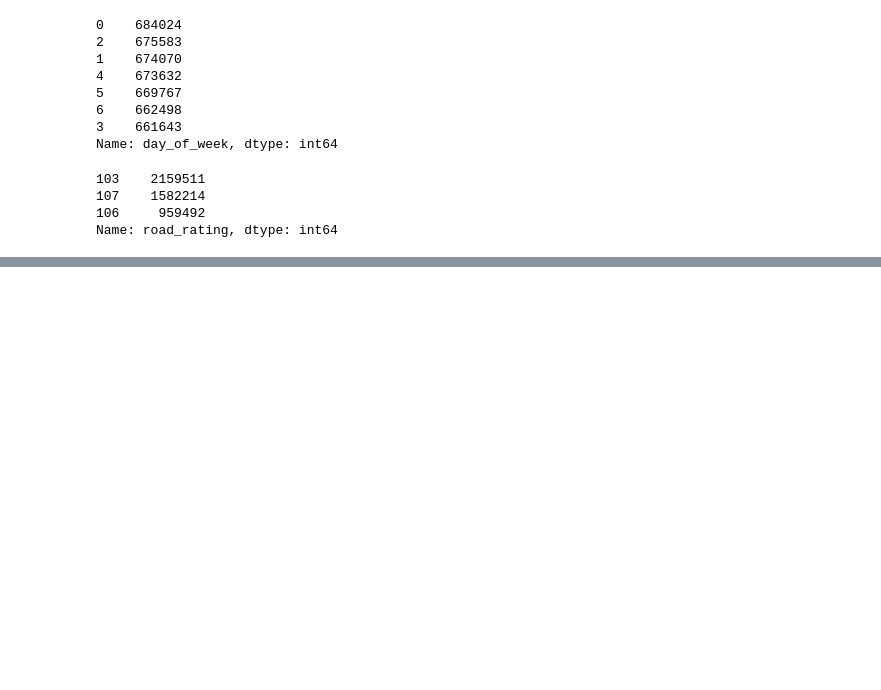
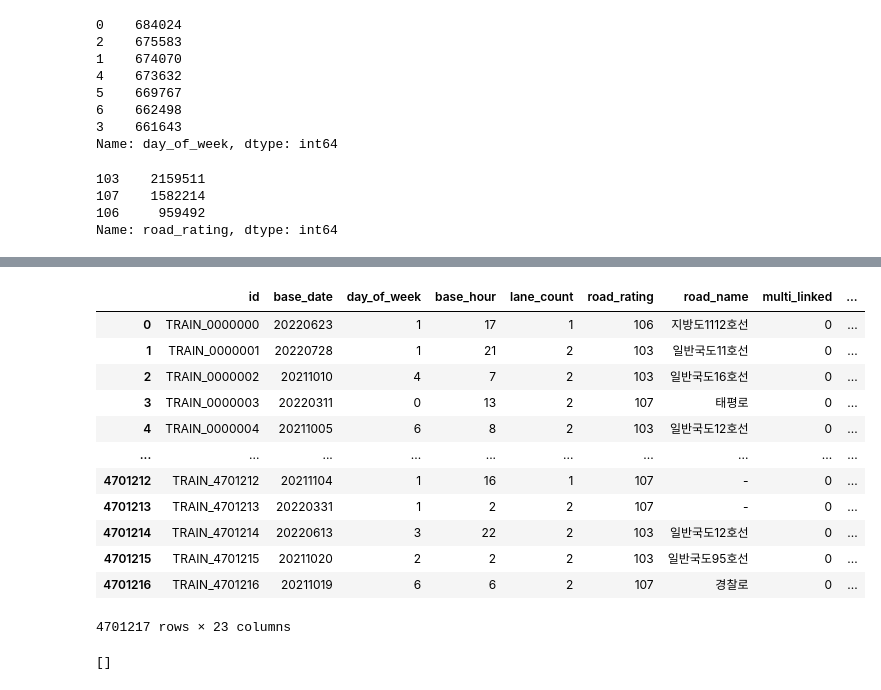
Before and after one commit to kim-jinyeong/Python, a Jupyter notebook: dacon/jeju_transportation/data.ipynb, the cells around one changed output, grey strips where cells are left out. Drawn from its saved outputs; the diff is of its cells as text; code cells hidden in the pictures; blank space fills up the shorter version.

```diff
--- a/dacon/jeju_transportation/data.ipynb
+++ b/dacon/jeju_transportation/data.ipynb
@@ -181,0 +310,16 @@ Name: road_rating, dtype: int64
+# %%
+train
+# %% [output]
+|  | id | base_date | day_of_week | base_hour | lane_count | road_rating | road_name | multi_linked | ... |
+| 0 | TRAIN_0000000 | 20220623 | 1 | 17 | 1 | 106 | 지방도1112호선 | 0 | ... |
+| 1 | TRAIN_0000001 | 20220728 | 1 | 21 | 2 | 103 | 일반국도11호선 | 0 | ... |
+| 2 | TRAIN_0000002 | 20211010 | 4 | 7 | 2 | 103 | 일반국도16호선 | 0 | ... |
+| 3 | TRAIN_0000003 | 20220311 | 0 | 13 | 2 | 107 | 태평로 | 0 | ... |
+| 4 | TRAIN_0000004 | 20211005 | 6 | 8 | 2 | 103 | 일반국도12호선 | 0 | ... |
+| ... | ... | ... | ... | ... | ... | ... | ... | ... | ... |
+| 4701212 | TRAIN_4701212 | 20211104 | 1 | 16 | 1 | 107 | - | 0 | ... |
+| 4701213 | TRAIN_4701213 | 20220331 | 1 | 2 | 2 | 107 | - | 0 | ... |
+| 4701214 | TRAIN_4701214 | 20220613 | 3 | 22 | 2 | 103 | 일반국도12호선 | 0 | ... |
+| 4701215 | TRAIN_4701215 | 20211020 | 2 | 2 | 2 | 103 | 일반국도95호선 | 0 | ... |
+| 4701216 | TRAIN_4701216 | 20211019 | 6 | 6 | 2 | 107 | 경찰로 | 0 | ... |
+4701217 rows × 23 columns
@@ -181,0 +344,4 @@ Name: road_rating, dtype: int64
+# %%
+weekday
+# %% [output]
+[]
```
Also changed, not shown: parts of 23 cells of this notebook, 2 other files.
